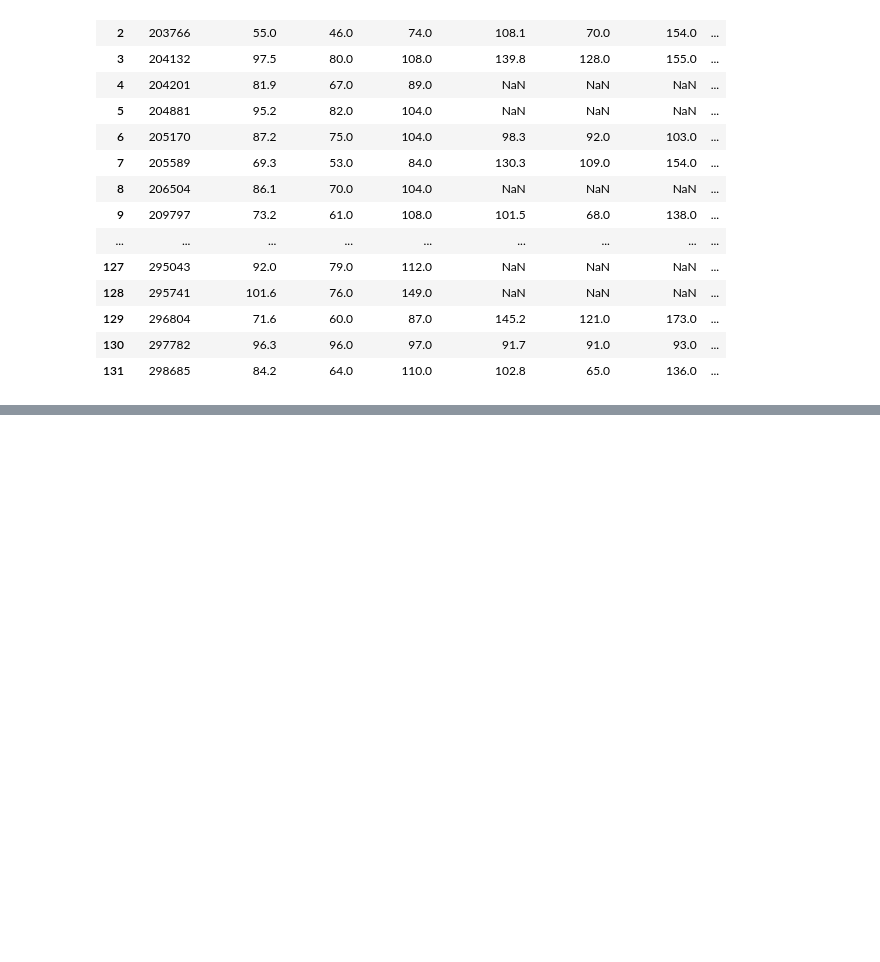
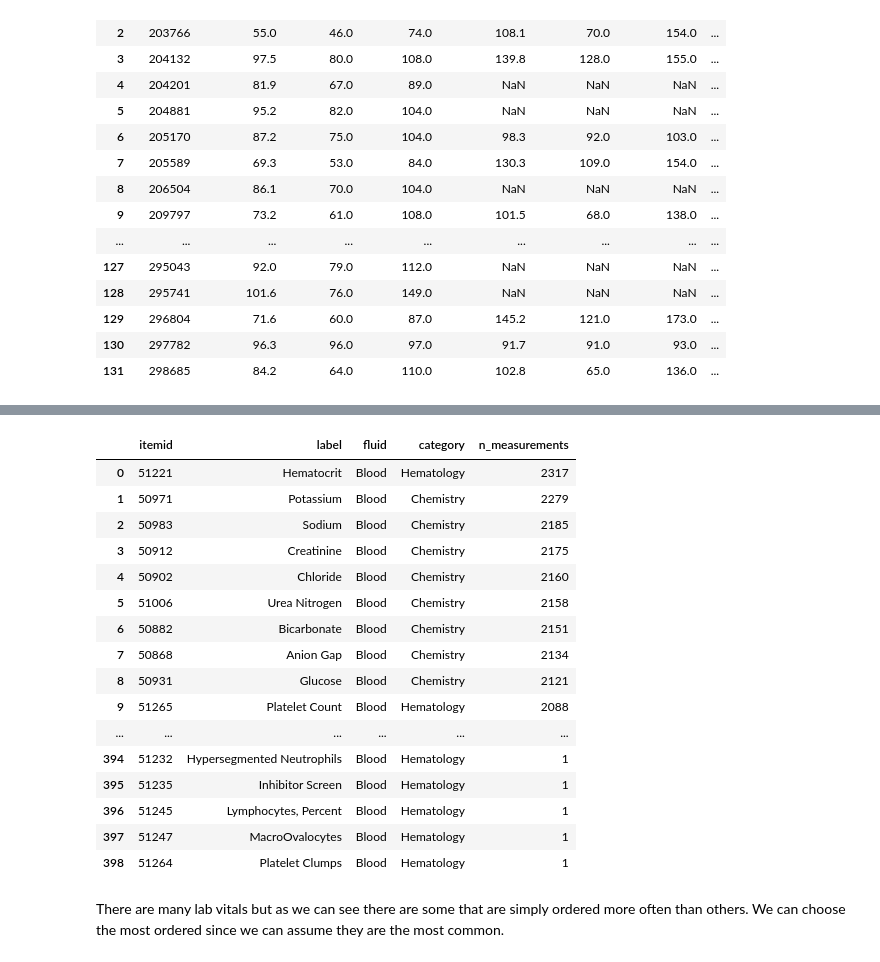
Before and after one commit to cristopher-d-delgado/clinical_intelligence, a Jupyter notebook: notebooks/eda.ipynb, the cells around one changed output, grey strips where cells are left out. Cells and saved outputs as stored; diff of their text form; code cells hidden in the pictures; blank space fills up the shorter version.

```diff
--- a/notebooks/eda.ipynb
+++ b/notebooks/eda.ipynb
@@ -585,0 +619,28 @@ pd.read_sql(
+# %%
+pd.read_sql("""
+    SELECT l.itemid, d.label, d.fluid, d.category, COUNT(*) AS n_measurements
+    FROM labevents l
+    JOIN d_labitems d ON l.itemid = d.itemid
+    GROUP BY l.itemid, d.label, d.fluid, d.category
+    ORDER BY n_measurements DESC
+""", conn)
+# %% [output]
+|  | itemid | label | fluid | category | n_measurements |
+| 0 | 51221 | Hematocrit | Blood | Hematology | 2317 |
+| 1 | 50971 | Potassium | Blood | Chemistry | 2279 |
+| 2 | 50983 | Sodium | Blood | Chemistry | 2185 |
+| 3 | 50912 | Creatinine | Blood | Chemistry | 2175 |
+| 4 | 50902 | Chloride | Blood | Chemistry | 2160 |
+| 5 | 51006 | Urea Nitrogen | Blood | Chemistry | 2158 |
+| 6 | 50882 | Bicarbonate | Blood | Chemistry | 2151 |
+| 7 | 50868 | Anion Gap | Blood | Chemistry | 2134 |
+| 8 | 50931 | Glucose | Blood | Chemistry | 2121 |
+| 9 | 51265 | Platelet Count | Blood | Hematology | 2088 |
+| ... | ... | ... | ... | ... | ... |
+| 394 | 51232 | Hypersegmented Neutrophils | Blood | Hematology | 1 |
+| 395 | 51235 | Inhibitor Screen | Blood | Hematology | 1 |
+| 396 | 51245 | Lymphocytes, Percent | Blood | Hematology | 1 |
+| 397 | 51247 | MacroOvalocytes | Blood | Hematology | 1 |
+| 398 | 51264 | Platelet Clumps | Blood | Hematology | 1 |
+# %% [markdown]
+There are many lab vitals but as we can see there are some that are simply ordered more often than others. We can choose the most ordered since we can assume they are the most common.
```
Also changed, not shown: parts of 11 cells of this notebook.
